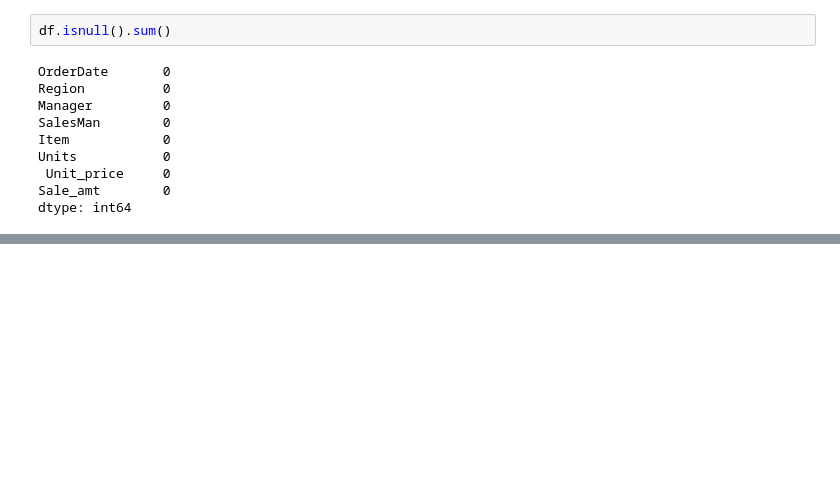
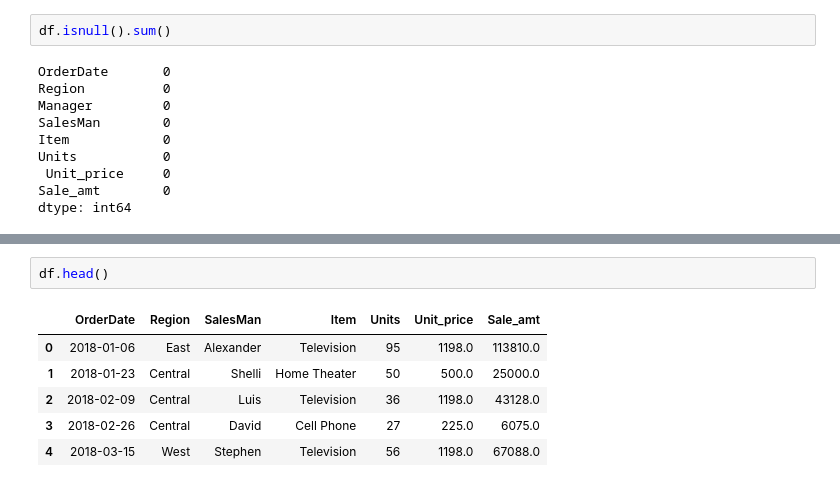
Before and after one commit to KaziRifatMorshed/LearningDataScience, a Jupyter notebook: DataExplorationWithPandas/ExploreSalesData.ipynb, the cells around one changed output, grey strips where cells are left out. Cells and saved outputs as stored; diff of their text form; blank space fills up the shorter version.

```diff
--- a/DataExplorationWithPandas/ExploreSalesData.ipynb
+++ b/DataExplorationWithPandas/ExploreSalesData.ipynb
@@ -82,0 +169,9 @@ dtype: int64
+# %%
+df.head()
+# %% [output]
+|  | OrderDate | Region | SalesMan | Item | Units | Unit_price | Sale_amt |
+| 0 | 2018-01-06 | East | Alexander | Television | 95 | 1198.0 | 113810.0 |
+| 1 | 2018-01-23 | Central | Shelli | Home Theater | 50 | 500.0 | 25000.0 |
+| 2 | 2018-02-09 | Central | Luis | Television | 36 | 1198.0 | 43128.0 |
+| 3 | 2018-02-26 | Central | David | Cell Phone | 27 | 225.0 | 6075.0 |
+| 4 | 2018-03-15 | West | Stephen | Television | 56 | 1198.0 | 67088.0 |
```
Also changed, not shown: parts of 12 cells of this notebook.
